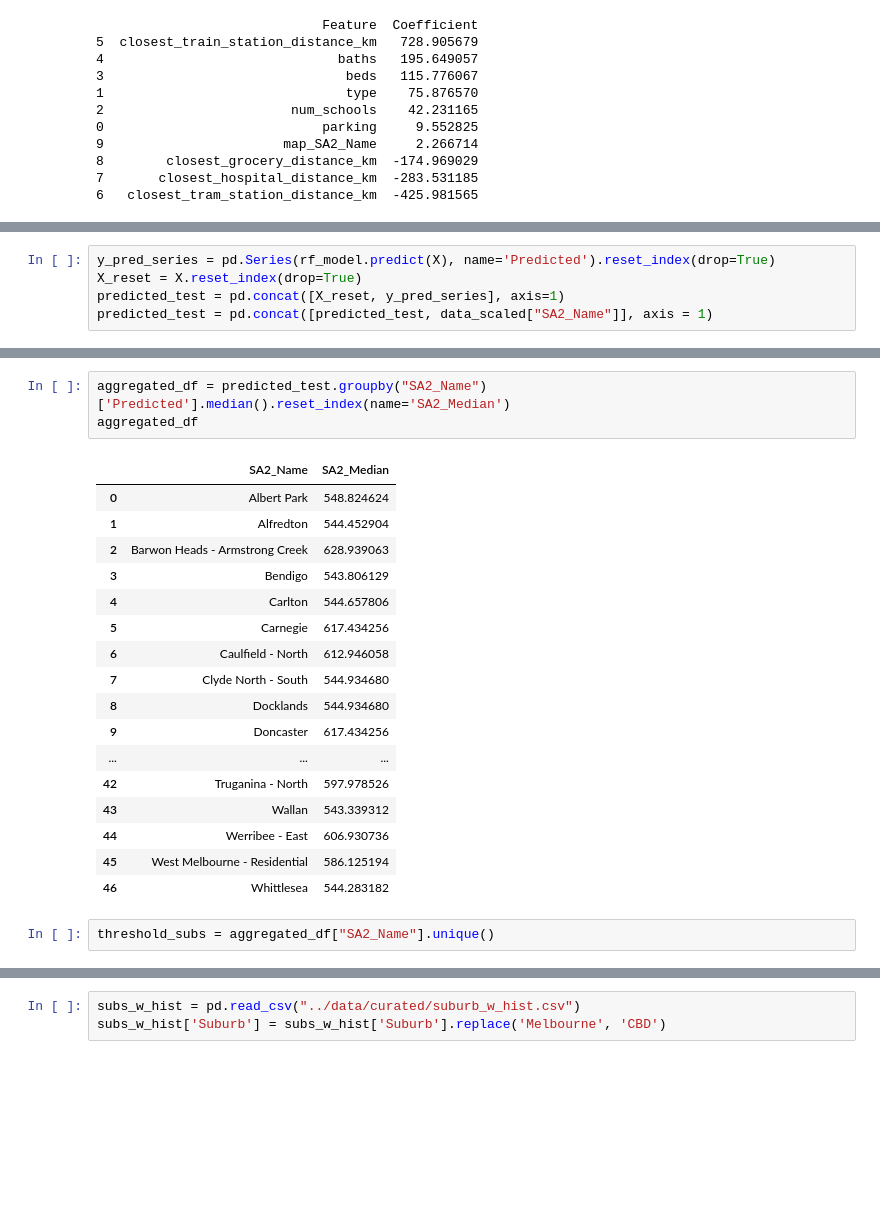
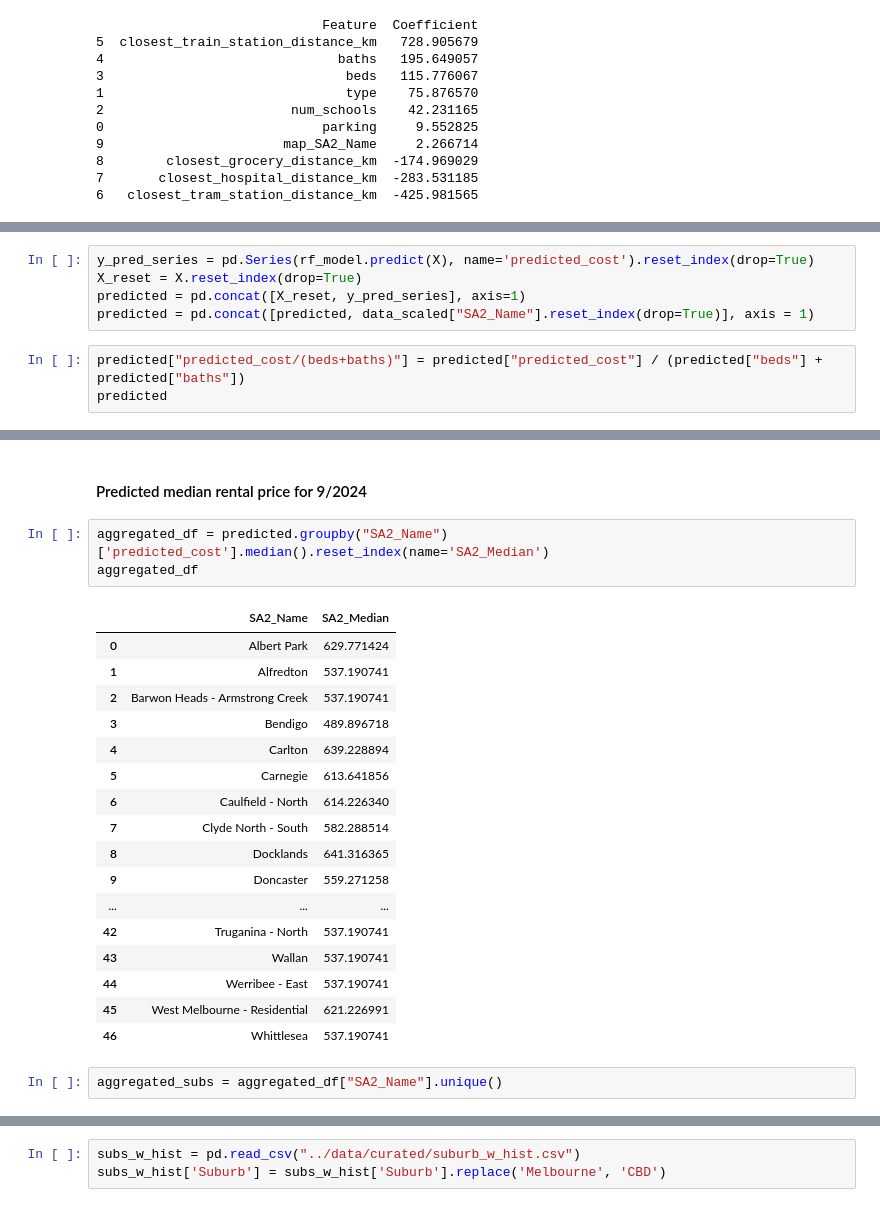
Before and after one commit to MAST30034-AppliedDataScience/project-2-group-real-estate-industry-project-20, a Jupyter notebook: notebooks/predict.ipynb, the cells around one changed output, grey strips where cells are left out. Cells and saved outputs as stored; diff of their text form; blank space fills up the shorter version.

Commit message:
update latest median prices and predictions
update latest median prices and predictions

```diff
--- a/notebooks/predict.ipynb
+++ b/notebooks/predict.ipynb
@@ -192,5 +208,8 @@ print(importance_df)
 # %%
-y_pred_series = pd.Series(rf_model.predict(X), name='Predicted').reset_index(drop=True)
+y_pred_series = pd.Series(rf_model.predict(X), name='predicted_cost').reset_index(drop=True)
 X_reset = X.reset_index(drop=True)
-predicted_test = pd.concat([X_reset, y_pred_series], axis=1)
-predicted_test = pd.concat([predicted_test, data_scaled["SA2_Name"]], axis = 1)
+predicted = pd.concat([X_reset, y_pred_series], axis=1)
+predicted = pd.concat([predicted, data_scaled["SA2_Name"].reset_index(drop=True)], axis = 1)
+# %%
+predicted["predicted_cost/(beds+baths)"] = predicted["predicted_cost"] / (predicted["beds"] + predicted["baths"])
+predicted
@@ -197,24 +253,26 @@ predicted_test = pd.concat([predicted_test, data_scaled["SA2_Name"]], axis = 1)
+# %% [markdown]
+#### Predicted median rental price for 9/2024
 # %%
-aggregated_df = predicted_test.groupby("SA2_Name")['Predicted'].median().reset_index(name='SA2_Median')
+aggregated_df = predicted.groupby("SA2_Name")['predicted_cost'].median().reset_index(name='SA2_Median')
 aggregated_df
 # %% [output]
 |  | SA2_Name | SA2_Median |
-| 0 | Albert Park | 548.824624 |
-| 1 | Alfredton | 544.452904 |
-| 2 | Barwon Heads - Armstrong Creek | 628.939063 |
-| 3 | Bendigo | 543.806129 |
-| 4 | Carlton | 544.657806 |
-| 5 | Carnegie | 617.434256 |
-| 6 | Caulfield - North | 612.946058 |
-| 7 | Clyde North - South | 544.934680 |
-| 8 | Docklands | 544.934680 |
-| 9 | Doncaster | 617.434256 |
+| 0 | Albert Park | 629.771424 |
+| 1 | Alfredton | 537.190741 |
+| 2 | Barwon Heads - Armstrong Creek | 537.190741 |
+| 3 | Bendigo | 489.896718 |
+| 4 | Carlton | 639.228894 |
+| 5 | Carnegie | 613.641856 |
+| 6 | Caulfield - North | 614.226340 |
+| 7 | Clyde North - South | 582.288514 |
+| 8 | Docklands | 641.316365 |
+| 9 | Doncaster | 559.271258 |
 | ... | ... | ... |
-| 42 | Truganina - North | 597.978526 |
-| 43 | Wallan | 543.339312 |
-| 44 | Werribee - East | 606.930736 |
-| 45 | West Melbourne - Residential | 586.125194 |
-| 46 | Whittlesea | 544.283182 |
+| 42 | Truganina - North | 537.190741 |
+| 43 | Wallan | 537.190741 |
+| 44 | Werribee - East | 537.190741 |
+| 45 | West Melbourne - Residential | 621.226991 |
+| 46 | Whittlesea | 537.190741 |
 # %%
-threshold_subs = aggregated_df["SA2_Name"].unique()
+aggregated_subs = aggregated_df["SA2_Name"].unique()
 # %%
```
Also changed, not shown: parts of 29 cells of this notebook, 17 other files.
